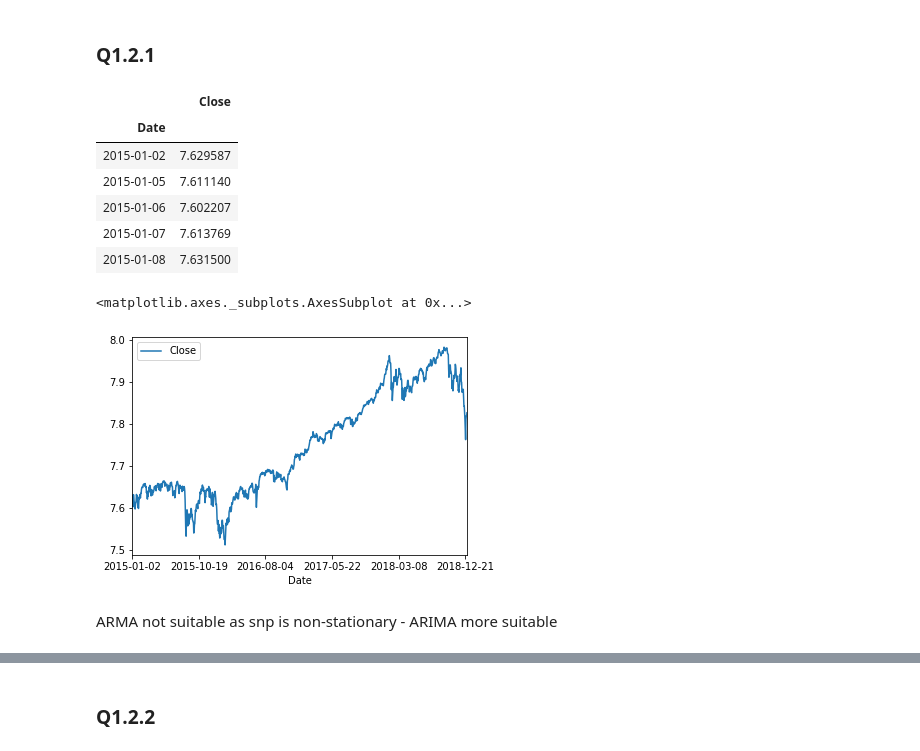
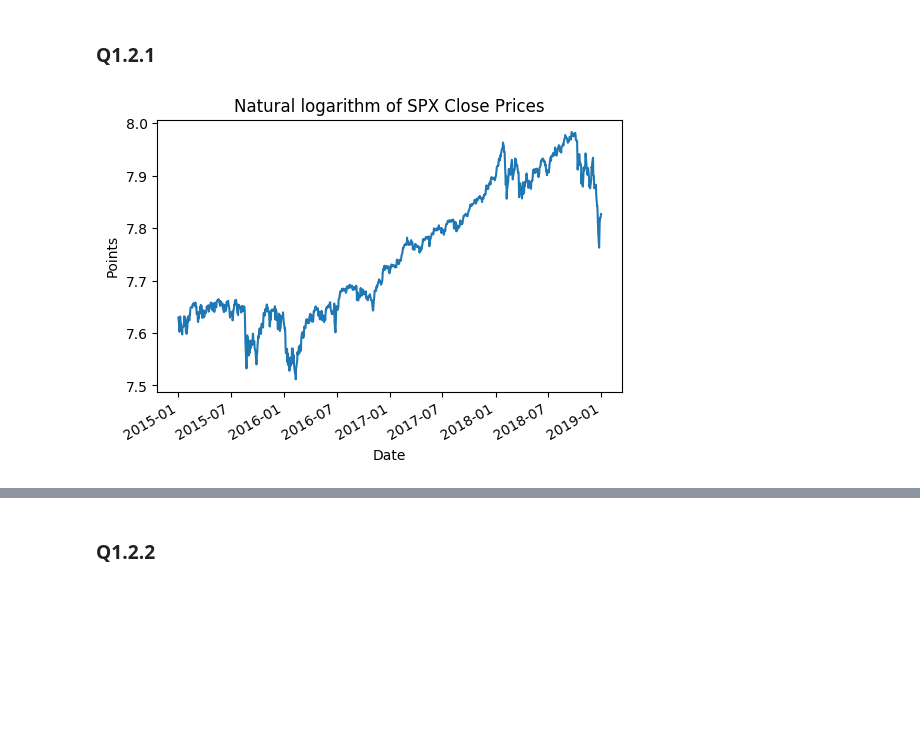
Before and after one commit to mahudu97/FSP, a Jupyter notebook: src/CW.ipynb, the cells around one changed output, grey strips where cells are left out. Saved outputs shown, nothing was run; the diff lists cells and outputs as text; code cells hidden in the pictures; blank space fills up the shorter version.

```diff
--- a/src/CW.ipynb
+++ b/src/CW.ipynb
@@ -184,19 +210,19 @@ import copy
 # %%
-snp = pd.read_csv("snp_500_2015_2019.csv").set_index(['Date'])
+snp = pd.read_csv("./../data/snp_500_2015_2019.csv").set_index(['Date'])
 snp_close = snp['Close'].to_frame().apply(np.log)
-snp_close.head()
+#snp_close.head()
+
+dates = snp.index
+date_axis = [dt.datetime.strptime(d,'%Y-%m-%d').date() for d in dates]
-# %% [output]
-|  | Close |
-| Date |  |
-| 2015-01-02 | 7.629587 |
-| 2015-01-05 | 7.611140 |
-| 2015-01-06 | 7.602207 |
-| 2015-01-07 | 7.613769 |
-| 2015-01-08 | 7.631500 |
-# %%
-snp_close.plot()
-# %% [output]
-<matplotlib.axes._subplots.AxesSubplot at 0x...>
-[figure, removed]
-# %% [markdown]
-ARMA not suitable as snp is non-stationary - ARIMA more suitable
+# %%
+fig, ax = plt.subplots(dpi=100)
+ax.plot(date_axis, snp_close)
+# rotate and align the tick labels so they look better
+fig.autofmt_xdate()
+
+plt.title('Natural logarithm of SPX Close Prices')
+plt.xlabel('Date')
+plt.ylabel('Points')
+plt.show()
+# %% [output]
+[figure, added]
```
Also changed, not shown: parts of 49 cells of this notebook, 1 other file.
